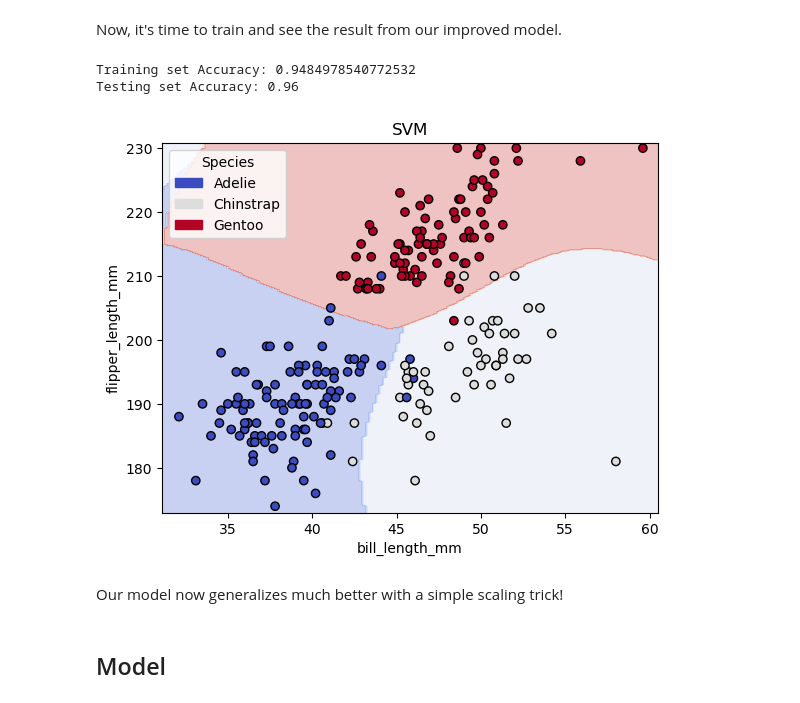
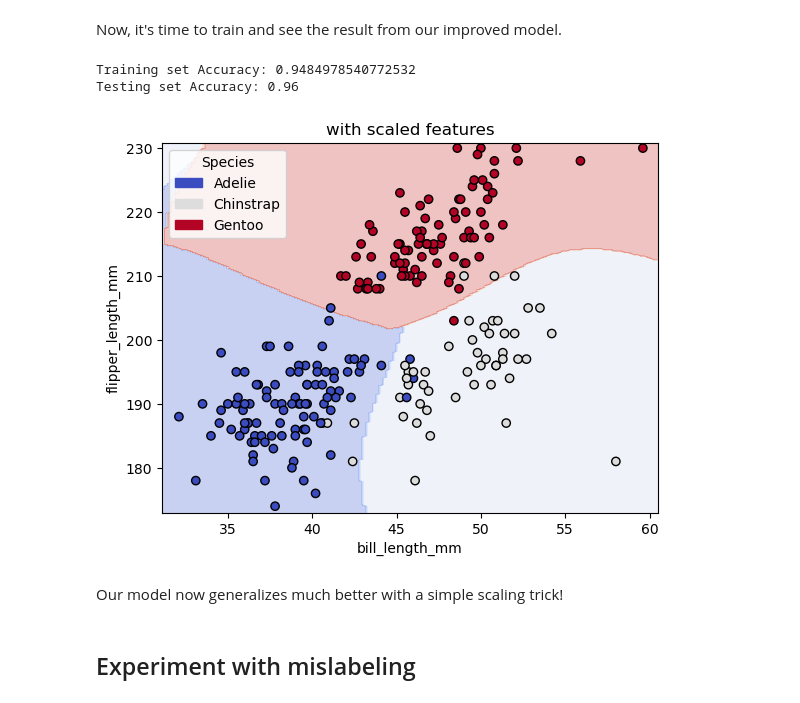
Before and after one commit to jeepchinnawat/edumat-book, a Jupyter notebook: book/penguins.ipynb, the cells around one changed output. Cells and saved outputs as stored; diff of their text form; code cells hidden in the pictures.

Commit message:
update penguin's mislabeling

```diff
--- a/book/penguins.ipynb
+++ b/book/penguins.ipynb
@@ -168,9 +167,10 @@ svm.score(X_test, y_test)
 # %% [markdown]
 Let's see how our SVM model learn to distinguish the (training) data from 3 species visually.
 # %%
+import matplotlib.pyplot as plt
 import matplotlib.patches
 
-def plot_svm2d(X, f1, f2, y, svm):
+def plot_svm2d(X, f1, f2, y, svm, title):
     # create a predicted mesh
     s = 0.2
     x_min, x_max = X[f1].min() - 1, X[f1].max() + 1
@@ -192,11 +192,11 @@ def plot_svm2d(X, f1, f2, y, svm):
     ax.scatter(X[f1], X[f2], c=levels, cmap=plt.cm.coolwarm, edgecolors='black')
     ax.set_xlabel('bill_length_mm')
     ax.set_ylabel('flipper_length_mm')
-    ax.set_title("SVM")
+    ax.set_title(title)
     ax.legend(handles=handles, title='Species')
     plt.show()
 
-plot_svm2d(X_train, selected_features[0], selected_features[1], y_train, svm)
+plot_svm2d(X_train, selected_features[0], selected_features[1], y_train, svm, "SVM")
 # %% [output]
 [figure]
 # %% [markdown]
@@ -221,13 +221,13 @@ Now, it's time to train and see the result from our improved model.
 # %%
 model.fit(X_train, y_train)
 print(f'Training set Accuracy: {model.score(X_train, y_train)}')
 print(f'Testing set Accuracy: {model.score(X_test, y_test)}')
-plot_svm2d(X_train, selected_features[0], selected_features[1], y_train, model)
+plot_svm2d(X_train, selected_features[0], selected_features[1], y_train, model, "with scaled features")
 # %% [output]
 Training set Accuracy: 0.9484978540772532
 Testing set Accuracy: 0.96
-[figure, old version]
+[figure, new version]
 # %% [markdown]
 Our model now generalizes much better with a simple scaling trick!
 # %% [markdown]
-## Model
+## Experiment with mislabeling
```
Also changed, not shown: parts of 10 cells of this notebook, 1 other file.
